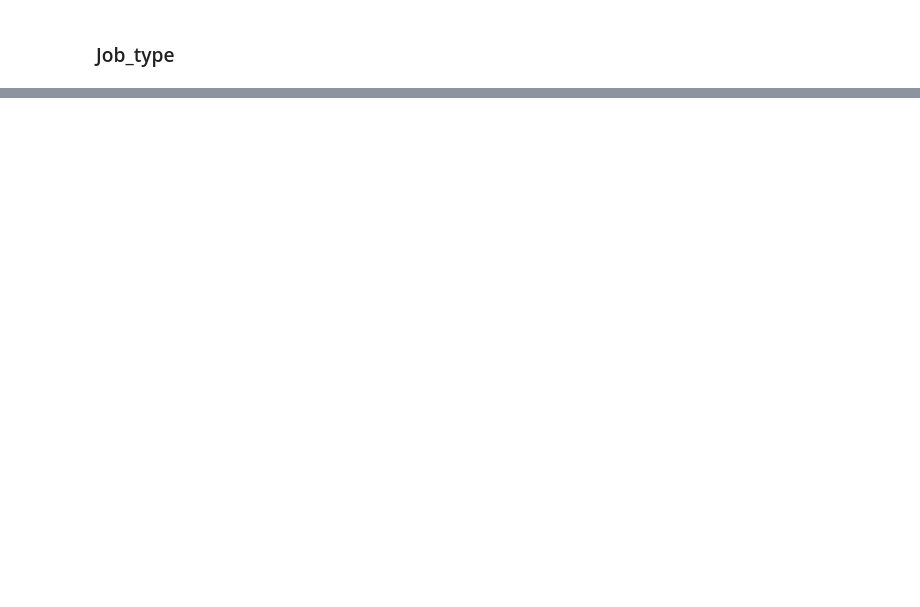
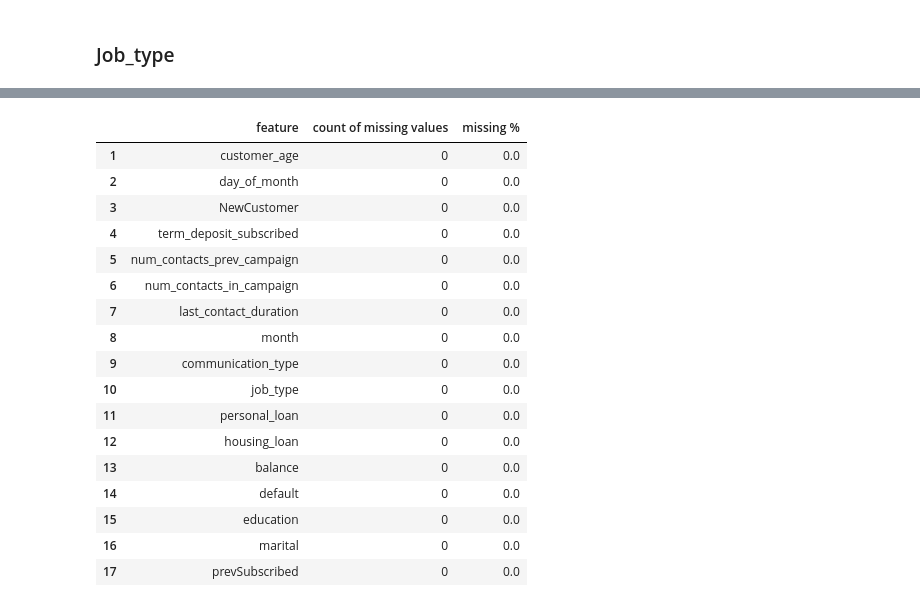
Before and after one commit to faisal-git/Intelligent_Target, a Jupyter notebook: Intelligent Targeting.ipynb, the cells around one changed output, grey strips where cells are left out. Drawn from its saved outputs; the diff is of its cells as text; code cells hidden in the pictures; blank space fills up the shorter version.

Commit message:
completed upto missing values treatment

```diff
--- a/Intelligent Targeting.ipynb
+++ b/Intelligent Targeting.ipynb
@@ -805,0 +863,24 @@ stop here
+# %%
+train.loc[train.job_type.isna(),'job_type']='blue-collar'
+test.loc[test.job_type.isna(),'job_type']='blue-collar'
+# %%
+calculate_missing_value_info(train)
+# %% [output]
+|  | feature | count of missing values | missing % |
+| 1 | customer_age | 0 | 0.0 |
+| 2 | day_of_month | 0 | 0.0 |
+| 3 | NewCustomer | 0 | 0.0 |
+| 4 | term_deposit_subscribed | 0 | 0.0 |
+| 5 | num_contacts_prev_campaign | 0 | 0.0 |
+| 6 | num_contacts_in_campaign | 0 | 0.0 |
+| 7 | last_contact_duration | 0 | 0.0 |
+| 8 | month | 0 | 0.0 |
+| 9 | communication_type | 0 | 0.0 |
+| 10 | job_type | 0 | 0.0 |
+| 11 | personal_loan | 0 | 0.0 |
+| 12 | housing_loan | 0 | 0.0 |
+| 13 | balance | 0 | 0.0 |
+| 14 | default | 0 | 0.0 |
+| 15 | education | 0 | 0.0 |
+| 16 | marital | 0 | 0.0 |
+| 17 | prevSubscribed | 0 | 0.0 |
```
Also changed, not shown: parts of 9 cells of this notebook.
